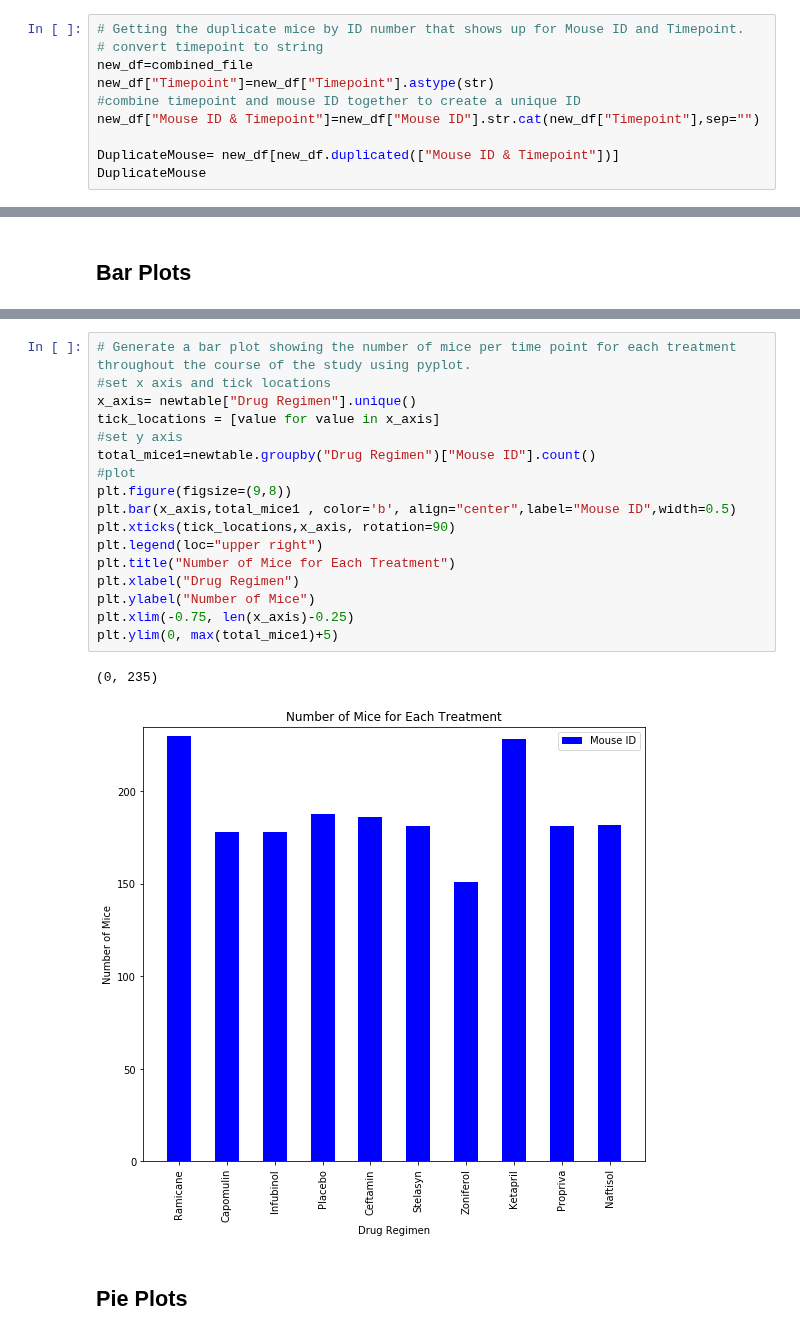
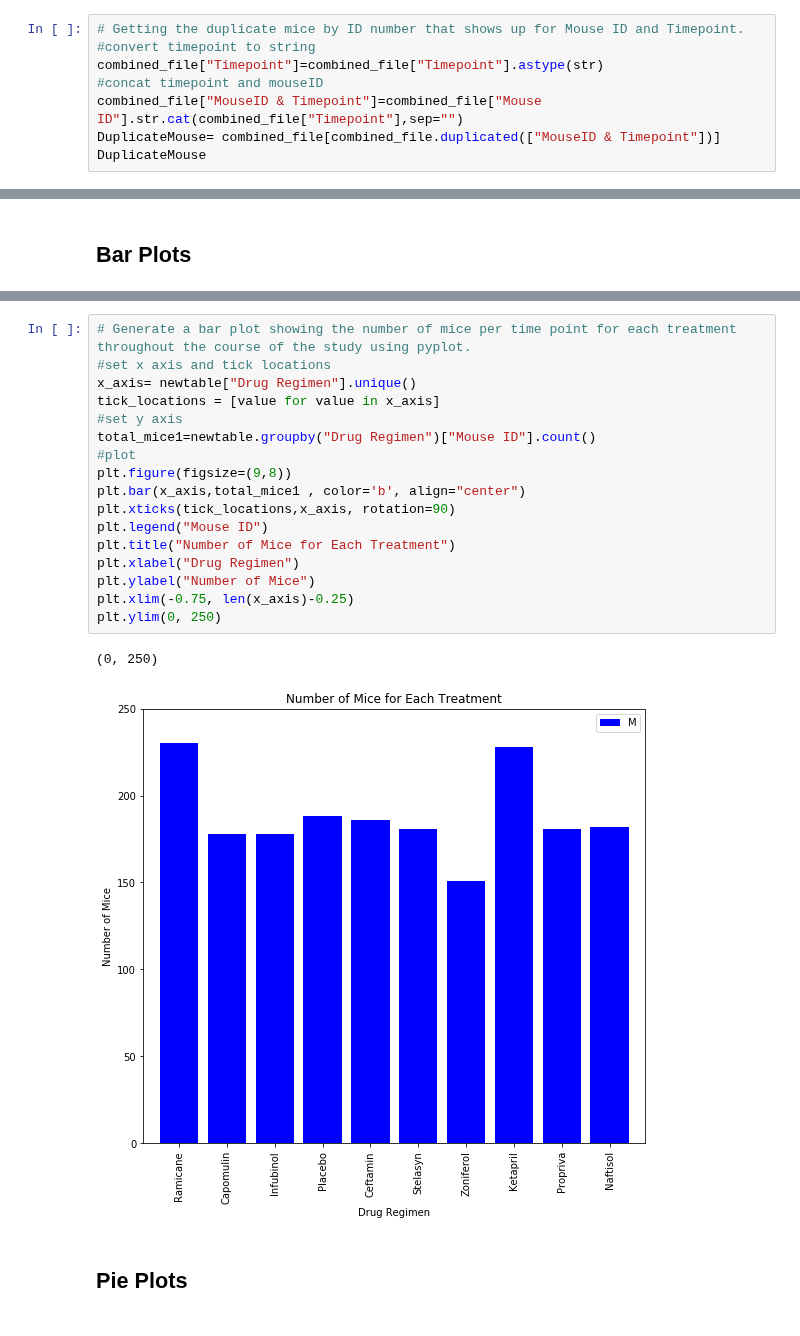
Before and after one commit to olivesun1213/Matplotlib, a Jupyter notebook: Unit 05 - Matplotlib_Homework_Instructions_Pymaceuticals_pymaceuticals_starter.ipynb, the cells around one changed output, grey strips where cells are left out. Cells and saved outputs as stored; diff of their text form.

```diff
--- a/Unit 05 - Matplotlib_Homework_Instructions_Pymaceuticals_pymaceuticals_starter.ipynb
+++ b/Unit 05 - Matplotlib_Homework_Instructions_Pymaceuticals_pymaceuticals_starter.ipynb
@@ -32,13 +32,11 @@ Number_of_Mice
 249
 # %%
 # Getting the duplicate mice by ID number that shows up for Mouse ID and Timepoint.
-# convert timepoint to string
-new_df=combined_file
-new_df["Timepoint"]=new_df["Timepoint"].astype(str)
-#combine timepoint and mouse ID together to create a unique ID
-new_df["Mouse ID & Timepoint"]=new_df["Mouse ID"].str.cat(new_df["Timepoint"],sep="")
-
-DuplicateMouse= new_df[new_df.duplicated(["Mouse ID & Timepoint"])]
+#convert timepoint to string
+combined_file["Timepoint"]=combined_file["Timepoint"].astype(str)
+#concat timepoint and mouseID
+combined_file["MouseID & Timepoint"]=combined_file["Mouse ID"].str.cat(combined_file["Timepoint"],sep="")
+DuplicateMouse= combined_file[combined_file.duplicated(["MouseID & Timepoint"])]
 DuplicateMouse
 # %% [output]
 |  | Mouse ID | Drug Regimen | Sex | Age_months | Weight (g) | Timepoint | Tumor Volume (mm3) | ... |
@@ -241,23 +237,23 @@ total_mice_chart.set_ylim(0, max(total_mice1)+5)
 # %%
 # Generate a bar plot showing the number of mice per time point for each treatment throughout the course of the study using pyplot.
 #set x axis and tick locations
 x_axis= newtable["Drug Regimen"].unique()
 tick_locations = [value for value in x_axis]
 #set y axis
 total_mice1=newtable.groupby("Drug Regimen")["Mouse ID"].count()
 #plot
 plt.figure(figsize=(9,8))
-plt.bar(x_axis,total_mice1 , color='b', align="center",label="Mouse ID",width=0.5)
+plt.bar(x_axis,total_mice1 , color='b', align="center")
 plt.xticks(tick_locations,x_axis, rotation=90)
-plt.legend(loc="upper right")
+plt.legend("Mouse ID")
 plt.title("Number of Mice for Each Treatment")
 plt.xlabel("Drug Regimen")
 plt.ylabel("Number of Mice")
 plt.xlim(-0.75, len(x_axis)-0.25)
-plt.ylim(0, max(total_mice1)+5)
+plt.ylim(0, 250)
 # %% [output]
-(0, 235)
+(0, 250)
-[figure, old version]
+[figure, new version]
 # %% [markdown]
 ## Pie Plots
 # %%
```
Also changed, not shown: parts of 6 cells of this notebook.
